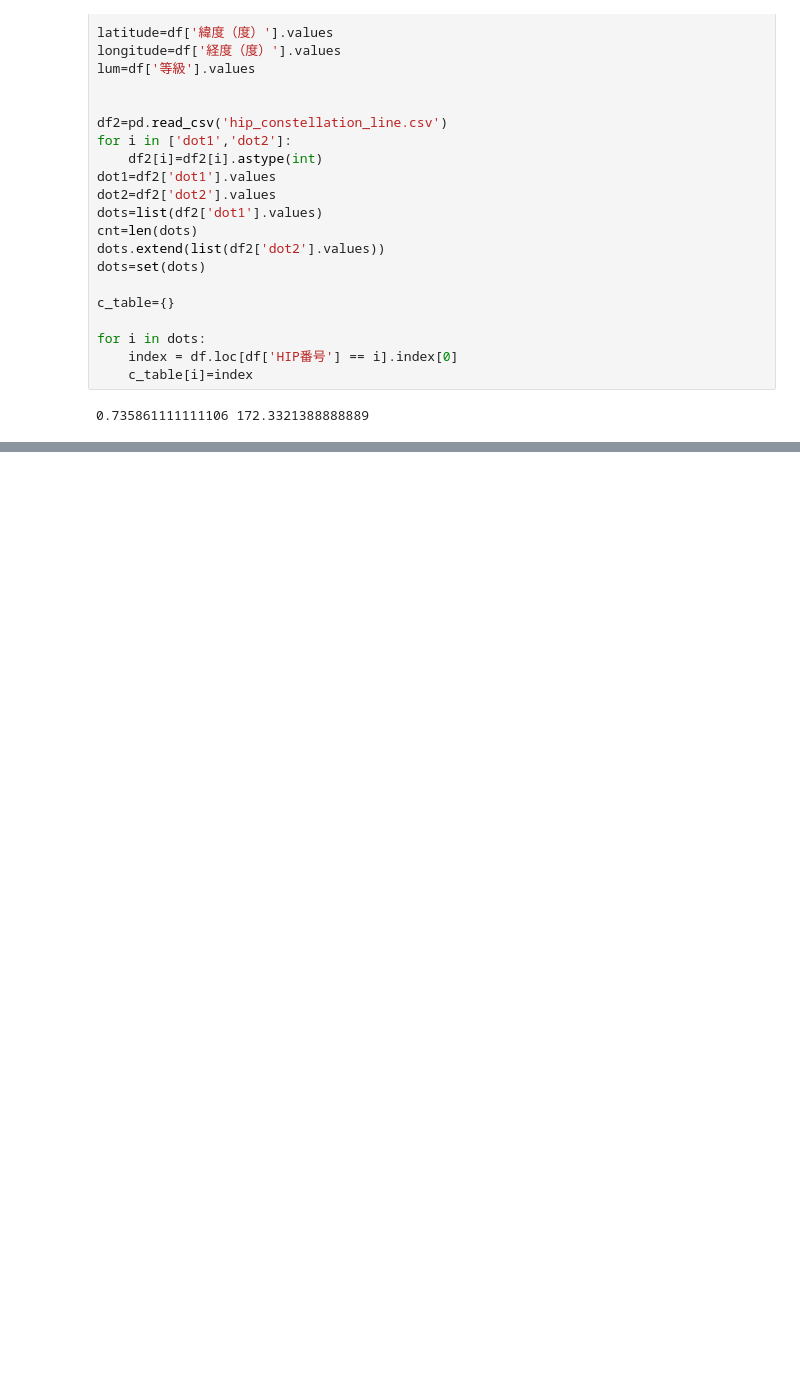
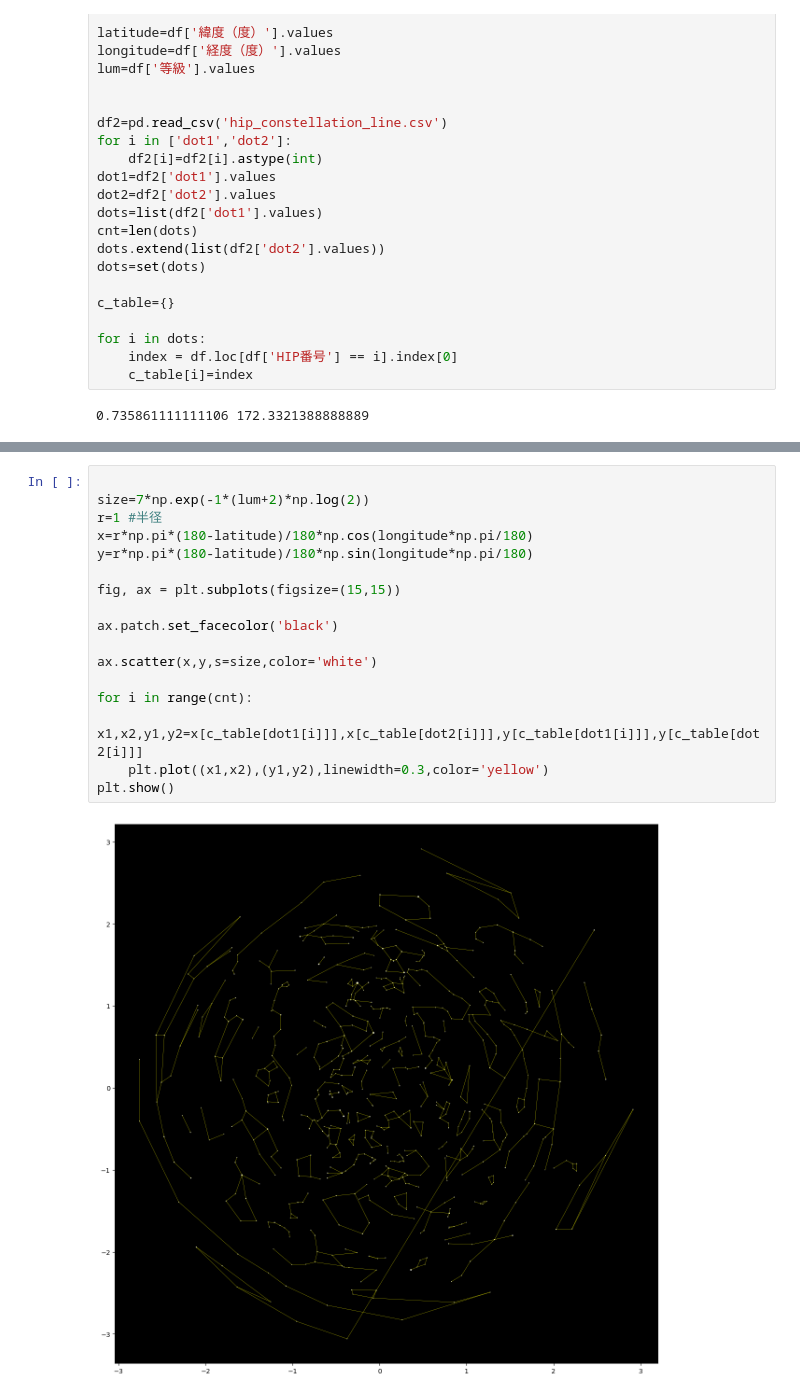
Before and after one commit to fusawa-yugo/Star-Plot, a Jupyter notebook: star_plot/star_plot.ipynb, the cells around one changed output, grey strips where cells are left out. Saved outputs shown, nothing was run; the diff lists cells and outputs as text; blank space fills up the shorter version.

```diff
--- a/star_plot/star_plot.ipynb
+++ b/star_plot/star_plot.ipynb
@@ -174,0 +169,19 @@ plt.show()
+# %%
+
+size=7*np.exp(-1*(lum+2)*np.log(2))
+r=1 #半径
+x=r*np.pi*(180-latitude)/180*np.cos(longitude*np.pi/180)
+y=r*np.pi*(180-latitude)/180*np.sin(longitude*np.pi/180)
+
+fig, ax = plt.subplots(figsize=(15,15))
+
+ax.patch.set_facecolor('black')
+
+ax.scatter(x,y,s=size,color='white')
+
+for i in range(cnt):
+    x1,x2,y1,y2=x[c_table[dot1[i]]],x[c_table[dot2[i]]],y[c_table[dot1[i]]],y[c_table[dot2[i]]]
+    plt.plot((x1,x2),(y1,y2),linewidth=0.3,color='yellow')
+plt.show()
+# %% [output]
+[figure, added]
```
Also changed, not shown: parts of 3 cells of this notebook.
